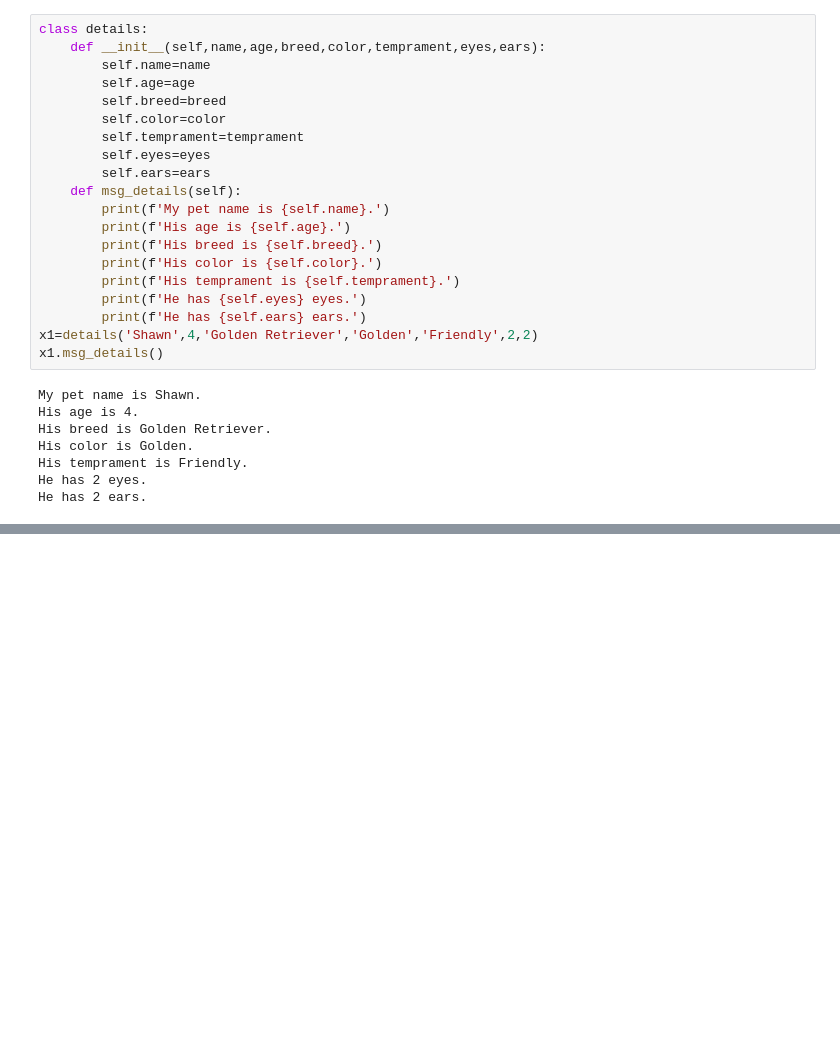
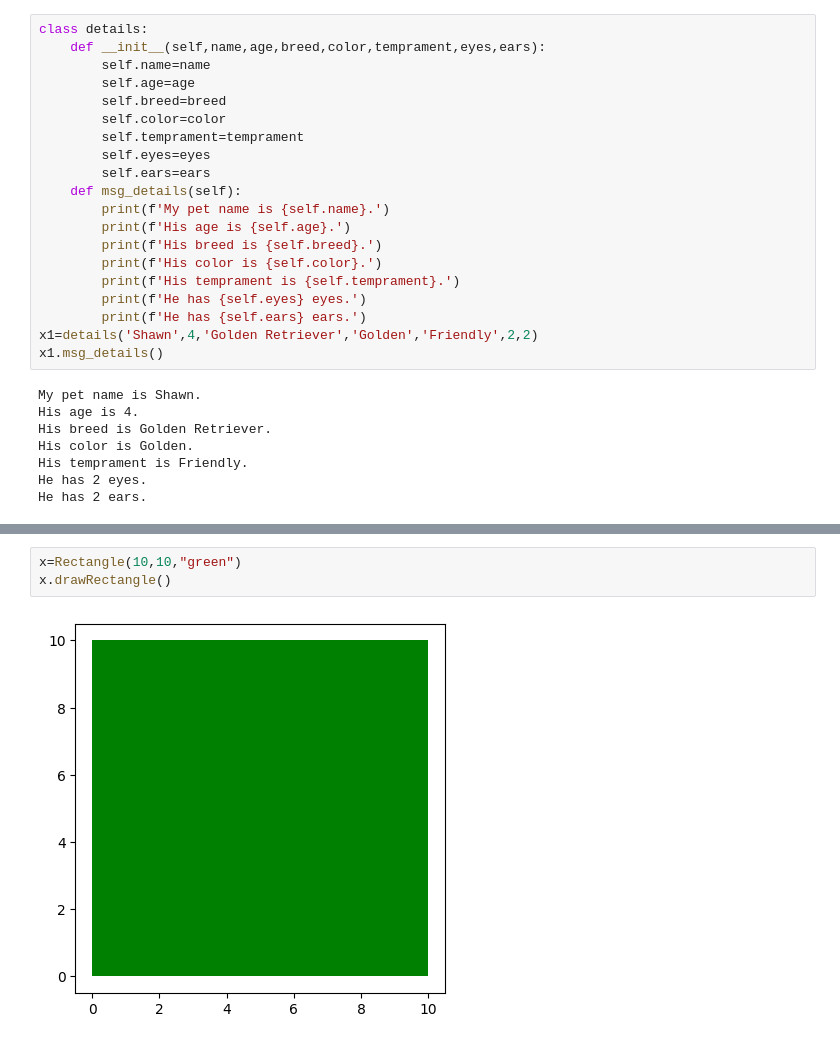
Before and after one commit to Roushan-World/Python_Nov_12-02PM, a Jupyter notebook: 12.Classes and Objects in Python.ipynb, the cells around one changed output, grey strips where cells are left out. Saved outputs shown, nothing was run; the diff lists cells and outputs as text; blank space fills up the shorter version.

```diff
--- a/12.Classes and Objects in Python.ipynb
+++ b/12.Classes and Objects in Python.ipynb
@@ -190,0 +232,5 @@ y1.msg_details()
+# %%
+x=Rectangle(10,10,"green")
+x.drawRectangle()
+# %% [output]
+[figure, added]
```
Also changed, not shown: parts of 12 cells of this notebook.
